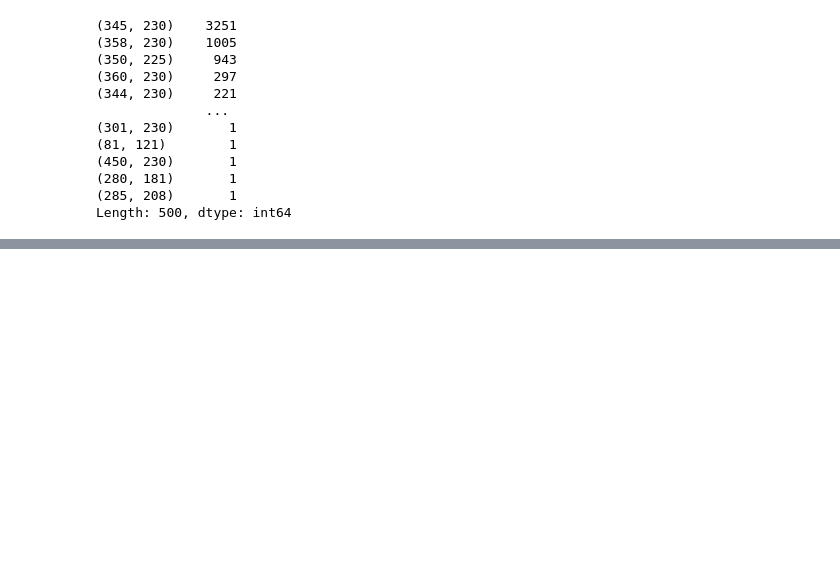
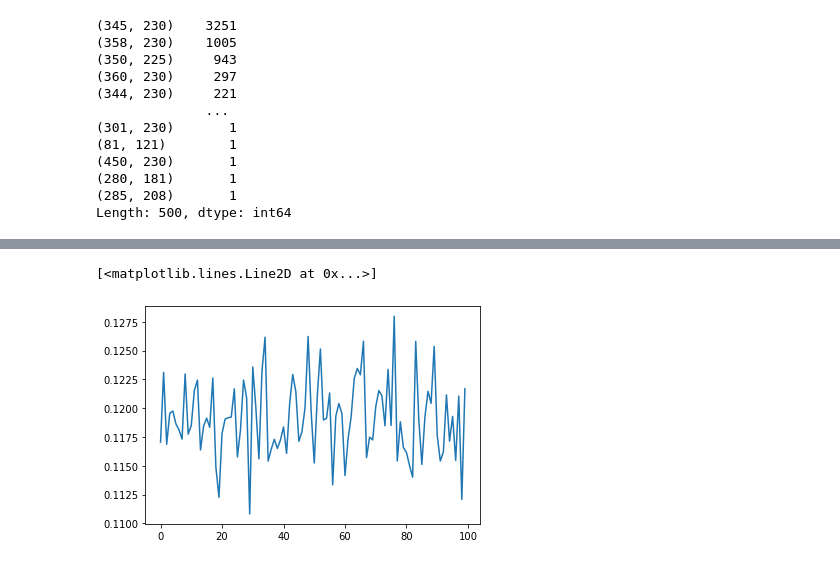
Before and after one commit to doyoung-umich/pj_otaku, a Jupyter notebook: Ryota/Character image recommendation.ipynb, the cells around one changed output, grey strips where cells are left out. Cells and saved outputs as stored; diff of their text form; code cells hidden in the pictures; blank space fills up the shorter version.

```diff
--- a/Ryota/Character image recommendation.ipynb
+++ b/Ryota/Character image recommendation.ipynb
@@ -266,0 +455,29 @@ all_data_loader = DataLoader(manga_dataset, batch_size=32)
+# %%
+encoder.eval()
+decoder.eval()
+
+# validate
+val_losses = []
+
+for epoch in tqdm(range(100)):
+    with torch.no_grad():
+        running_loss = 0.0
+        for counter, (train_img, target_img) in enumerate(val_loader, 1):
+            train_img = train_img.to(device)
+            target_img = target_img.to(device)
+
+            # forward
+            enc_output = encoder(train_img)
+            dec_output = decoder(enc_output)
+
+            # calculate loss
+            loss = criterion(dec_output, target_img)
+            running_loss += loss.item()
+        avg_loss = running_loss / counter
+        val_losses.append(avg_loss)
+# %%
+# quick plot of training losses
+plt.plot(val_losses)
+# %% [output]
+[<matplotlib.lines.Line2D at 0x...>]
+[figure, added]
```
Also changed, not shown: parts of 20 cells of this notebook.
